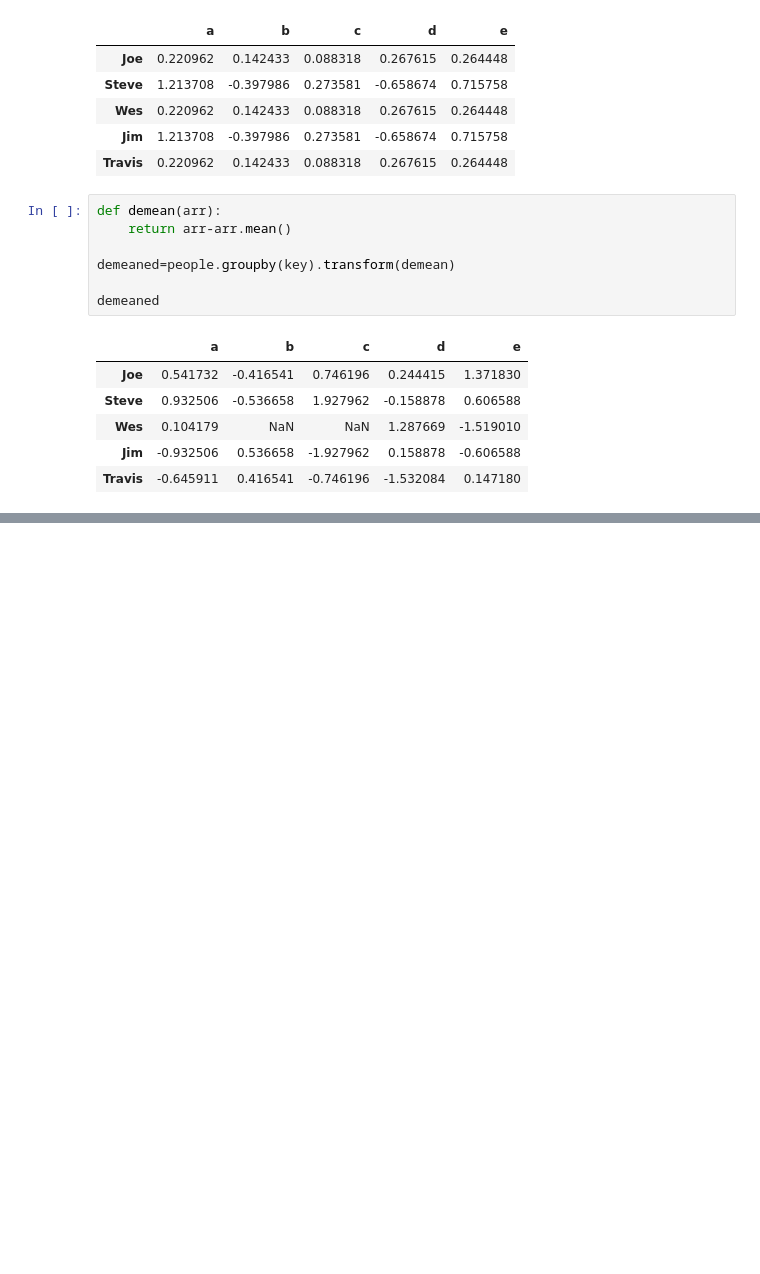
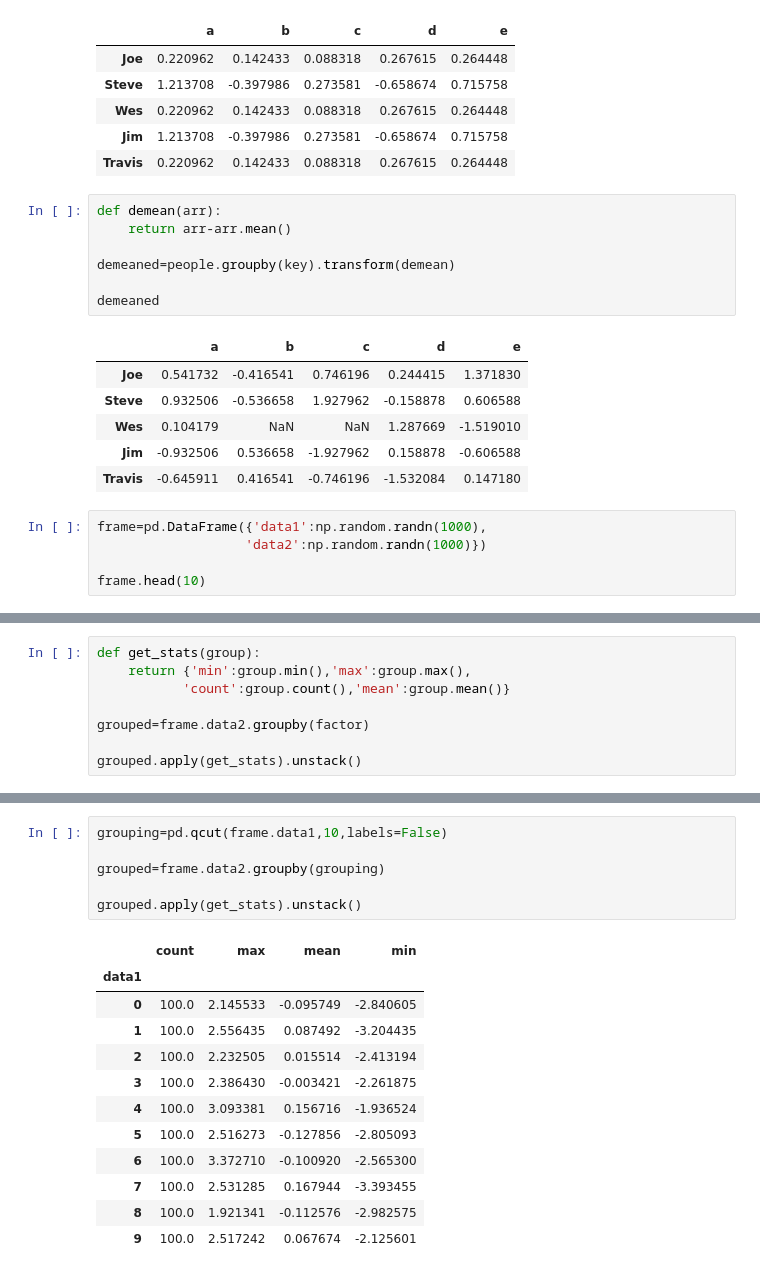
Before and after one commit to flybetter/handson_demo, a Jupyter notebook: data_analysis/data_matplotlib.ipynb, the cells around one changed output, grey strips where cells are left out. Drawn from its saved outputs; the diff is of its cells as text; blank space fills up the shorter version.

```diff
--- a/data_analysis/data_matplotlib.ipynb
+++ b/data_analysis/data_matplotlib.ipynb
@@ -408,3 +408,8 @@ demeaned
 | Wes | 0.104179 | NaN | NaN | 1.287669 | -1.519010 |
 | Jim | -0.932506 | 0.536658 | -1.927962 | 0.158878 | -0.606588 |
 | Travis | -0.645911 | 0.416541 | -0.746196 | -1.532084 | 0.147180 |
+# %%
+frame=pd.DataFrame({'data1':np.random.randn(1000),
+                   'data2':np.random.randn(1000)})
+
+frame.head(10)
@@ -410,0 +438,8 @@ demeaned
+# %%
+def get_stats(group):
+    return {'min':group.min(),'max':group.max(),
+           'count':group.count(),'mean':group.mean()}
+
+grouped=frame.data2.groupby(factor)
+
+grouped.apply(get_stats).unstack()
@@ -410,0 +453,19 @@ demeaned
+# %%
+grouping=pd.qcut(frame.data1,10,labels=False)
+
+grouped=frame.data2.groupby(grouping)
+
+grouped.apply(get_stats).unstack()
+# %% [output]
+|  | count | max | mean | min |
+| data1 |  |  |  |  |
+| 0 | 100.0 | 2.145533 | -0.095749 | -2.840605 |
+| 1 | 100.0 | 2.556435 | 0.087492 | -3.204435 |
+| 2 | 100.0 | 2.232505 | 0.015514 | -2.413194 |
+| 3 | 100.0 | 2.386430 | -0.003421 | -2.261875 |
+| 4 | 100.0 | 3.093381 | 0.156716 | -1.936524 |
+| 5 | 100.0 | 2.516273 | -0.127856 | -2.805093 |
+| 6 | 100.0 | 3.372710 | -0.100920 | -2.565300 |
+| 7 | 100.0 | 2.531285 | 0.167944 | -3.393455 |
+| 8 | 100.0 | 1.921341 | -0.112576 | -2.982575 |
+| 9 | 100.0 | 2.517242 | 0.067674 | -2.125601 |
```
Also changed, not shown: parts of 10 cells of this notebook.
